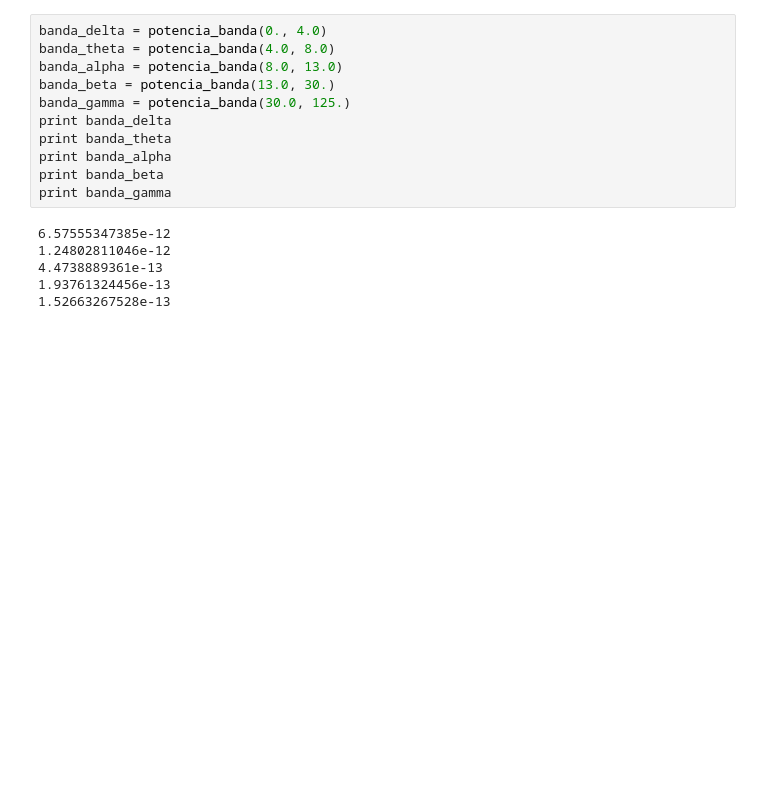
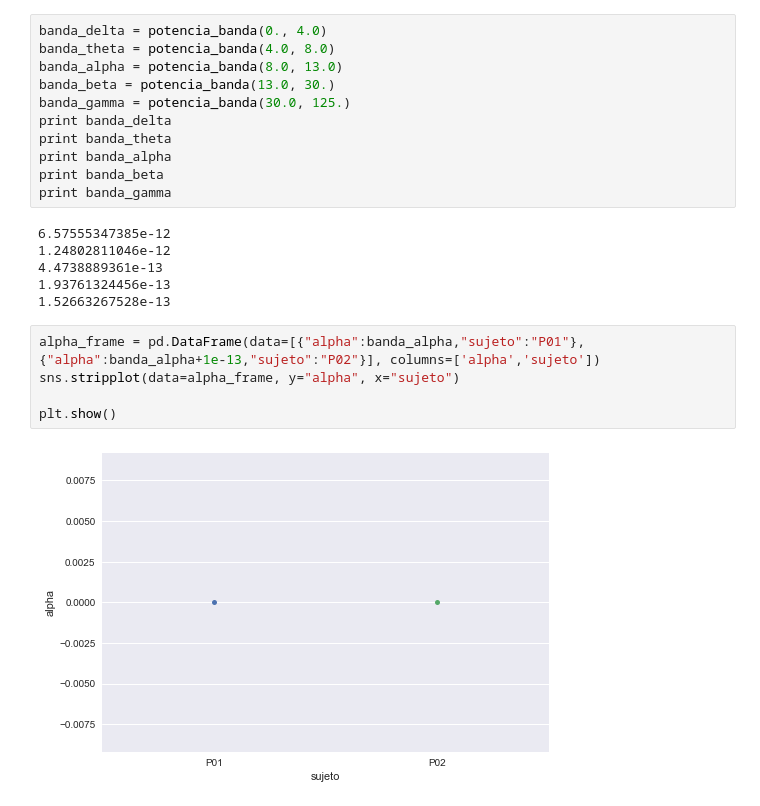
Before and after one commit to lucasputer/CienciaDeDatos, a Jupyter notebook: tp2/Pruebas.ipynb, the cells around one changed output. Cells and saved outputs as stored; diff of their text form; blank space fills up the shorter version.

```diff
--- a/tp2/Pruebas.ipynb
+++ b/tp2/Pruebas.ipynb
@@ -194,3 +194,10 @@ print banda_gamma
 4.4738889361e-13
 1.93761324456e-13
 1.52663267528e-13
+# %%
+alpha_frame = pd.DataFrame(data=[{"alpha":banda_alpha,"sujeto":"P01"}, {"alpha":banda_alpha+1e-13,"sujeto":"P02"}], columns=['alpha','sujeto'])
+sns.stripplot(data=alpha_frame, y="alpha", x="sujeto")
+
+plt.show()
+# %% [output]
+[figure, added]
```
Also changed, not shown: parts of 10 cells of this notebook.
